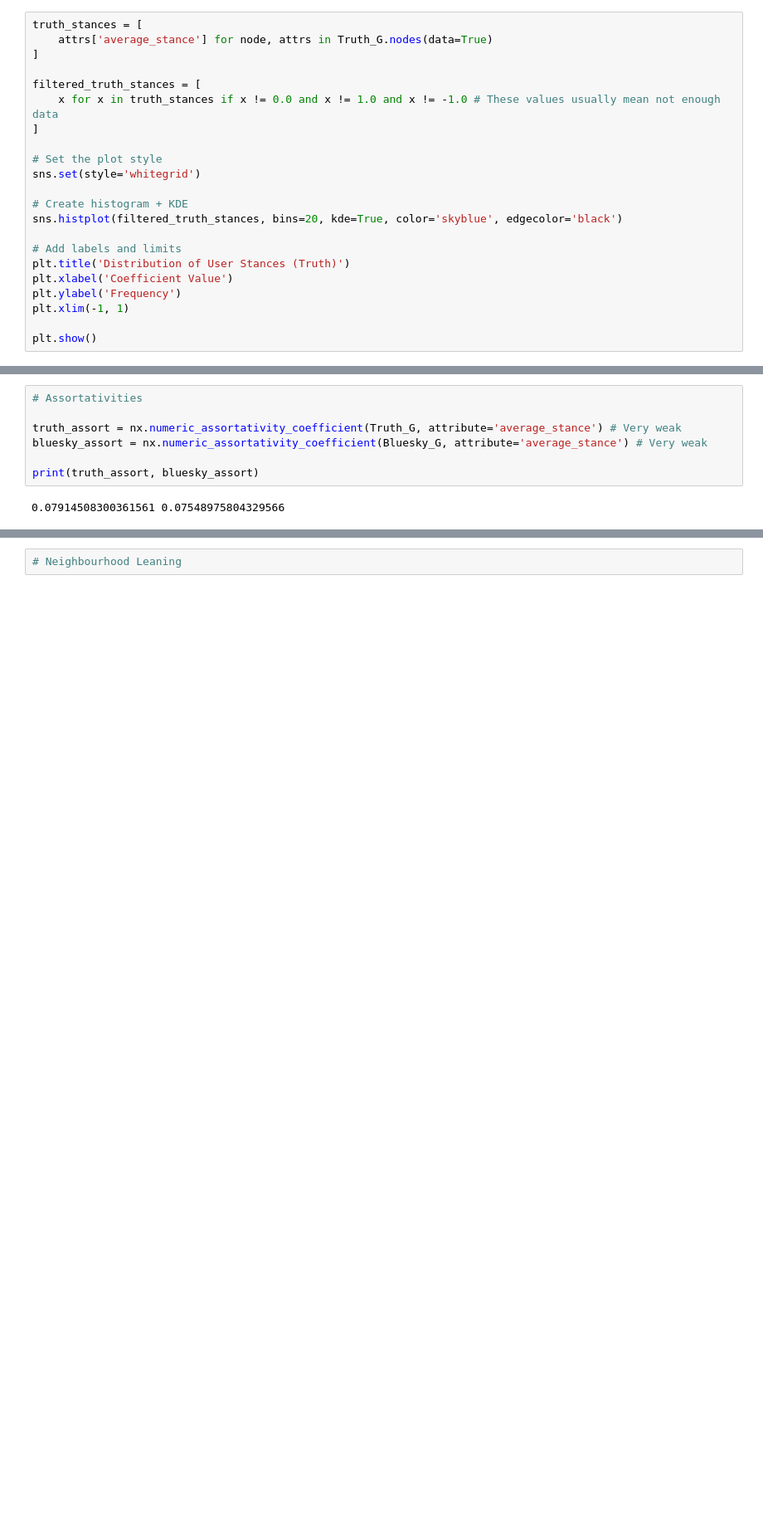
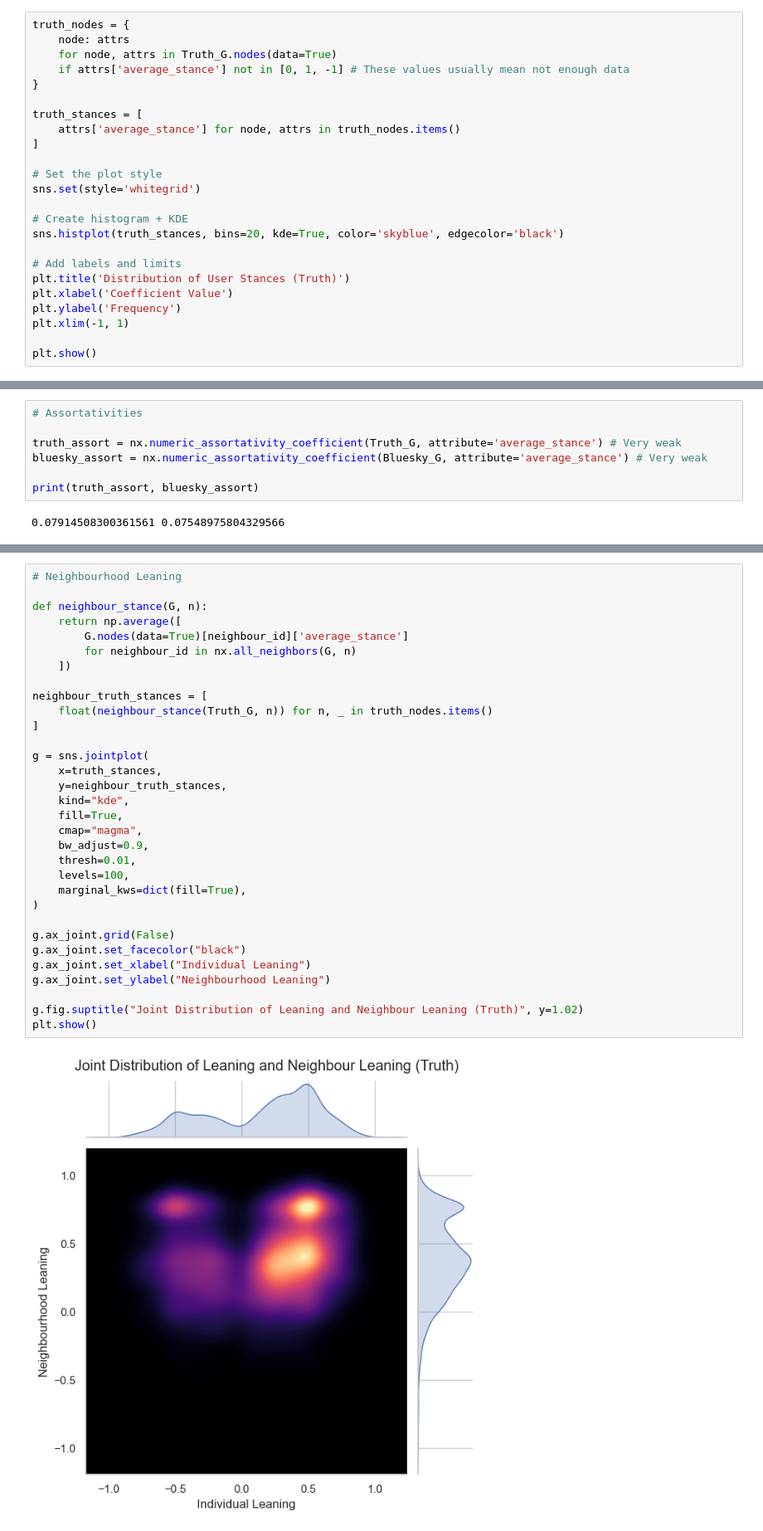
Before and after one commit to Filippo-Corti/SocialMediaMining, a Jupyter notebook: Project/TruthvsBluesky.ipynb, the cells around one changed output, grey strips where cells are left out. Shown at 83% size. Drawn from its saved outputs; the diff is of its cells as text; blank space fills up the shorter version.

```diff
--- a/Project/TruthvsBluesky.ipynb
+++ b/Project/TruthvsBluesky.ipynb
@@ -341,17 +298,19 @@ Bluesky_G.order(), Bluesky_G.size()
 # %%
+truth_nodes = {
+    node: attrs
+    for node, attrs in Truth_G.nodes(data=True)
+    if attrs['average_stance'] not in [0, 1, -1] # These values usually mean not enough data
+}
+
 truth_stances = [
-    attrs['average_stance'] for node, attrs in Truth_G.nodes(data=True)
-]
-
-filtered_truth_stances = [
-    x for x in truth_stances if x != 0.0 and x != 1.0 and x != -1.0 # These values usually mean not enough data
+    attrs['average_stance'] for node, attrs in truth_nodes.items()
 ]
 
 # Set the plot style
 sns.set(style='whitegrid')
 
 # Create histogram + KDE
-sns.histplot(filtered_truth_stances, bins=20, kde=True, color='skyblue', edgecolor='black')
+sns.histplot(truth_stances, bins=20, kde=True, color='skyblue', edgecolor='black')
 
 # Add labels and limits
 plt.title('Distribution of User Stances (Truth)')
@@ -398,2 +361,34 @@ print(truth_assort, bluesky_assort)
 # %%
 # Neighbourhood Leaning
+
+def neighbour_stance(G, n):
+    return np.average([
+        G.nodes(data=True)[neighbour_id]['average_stance']
+        for neighbour_id in nx.all_neighbors(G, n)
+    ])
+
+neighbour_truth_stances = [
+    float(neighbour_stance(Truth_G, n)) for n, _ in truth_nodes.items()
+]
+
+g = sns.jointplot(
+    x=truth_stances,
+    y=neighbour_truth_stances,
+    kind="kde",
+    fill=True,
+    cmap="magma",
+    bw_adjust=0.9,
+    thresh=0.01,
+    levels=100,
+    marginal_kws=dict(fill=True),
+)
+
+g.ax_joint.grid(False)
+g.ax_joint.set_facecolor("black")
+g.ax_joint.set_xlabel("Individual Leaning")
+g.ax_joint.set_ylabel("Neighbourhood Leaning")
+
+g.fig.suptitle("Joint Distribution of Leaning and Neighbour Leaning (Truth)", y=1.02)
+plt.show()
+# %% [output]
+[figure, added]
```
Also changed, not shown: parts of 17 cells of this notebook.
